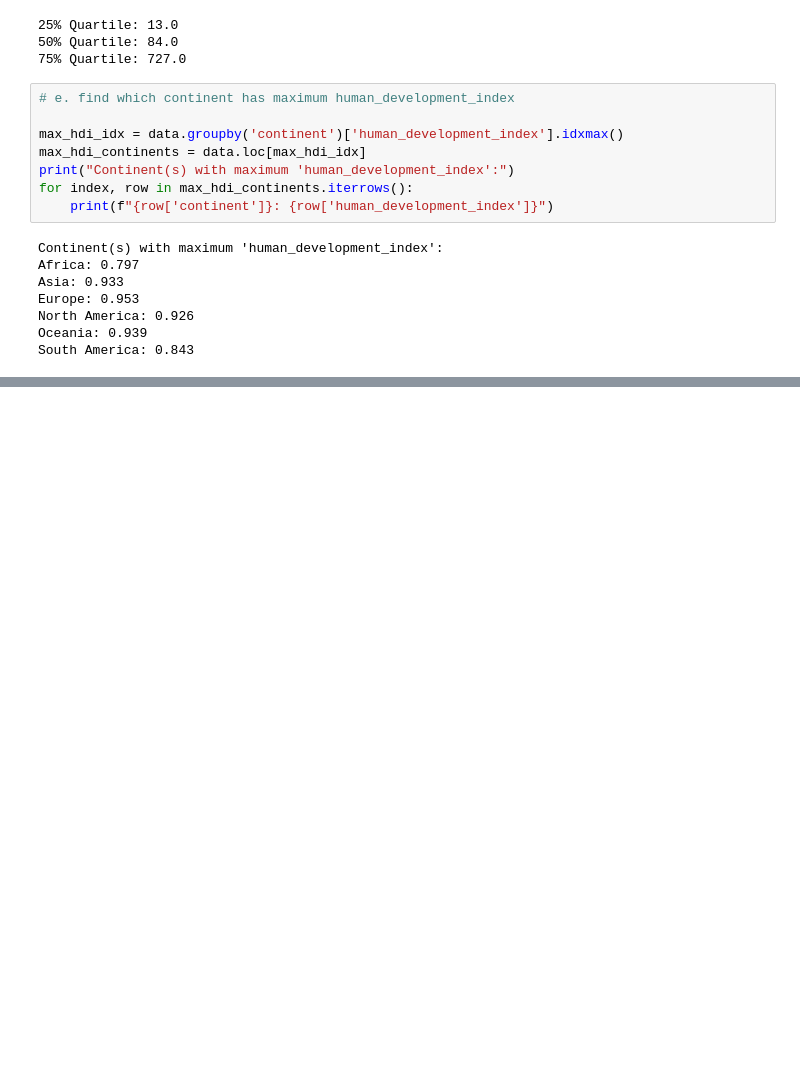
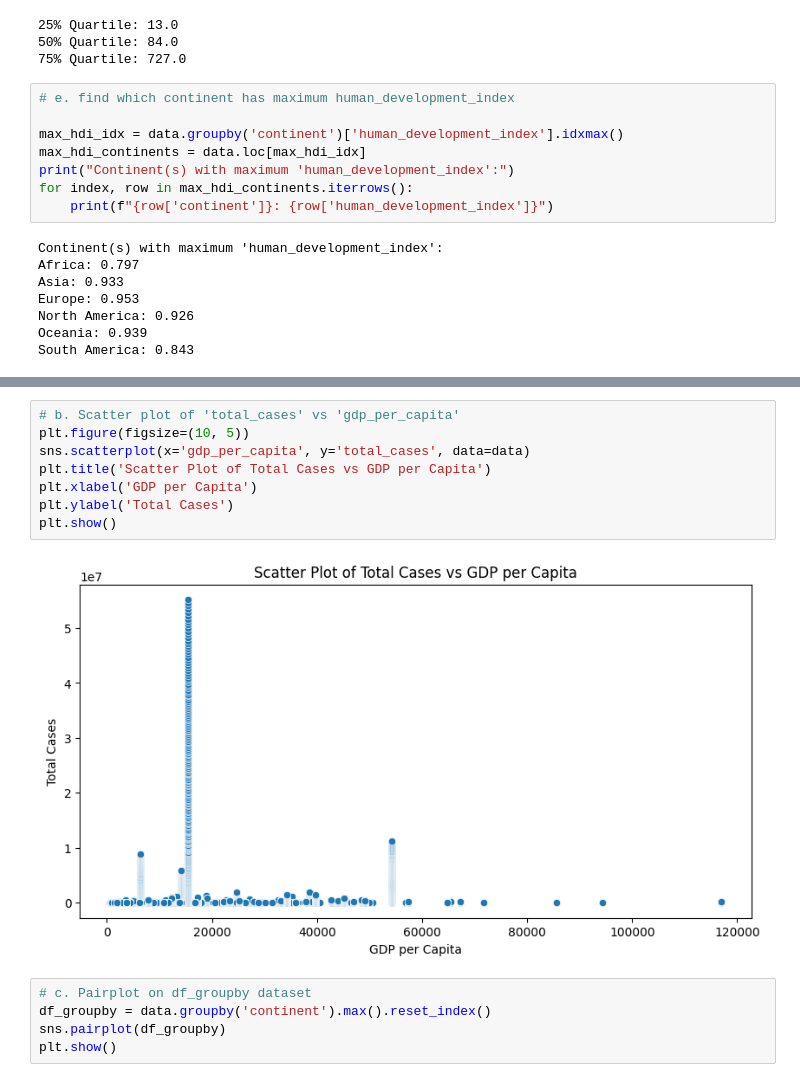
Before and after one commit to annmariajoypathippallil/Edyoda, a Jupyter notebook: Final_Project_Data_Wrangling.ipynb, the cells around one changed output, grey strips where cells are left out. Saved outputs shown, nothing was run; the diff lists cells and outputs as text; blank space fills up the shorter version.

```diff
--- a/Final_Project_Data_Wrangling.ipynb
+++ b/Final_Project_Data_Wrangling.ipynb
@@ -140,0 +373,15 @@ South America: 0.843
+# %%
+# b. Scatter plot of 'total_cases' vs 'gdp_per_capita'
+plt.figure(figsize=(10, 5))
+sns.scatterplot(x='gdp_per_capita', y='total_cases', data=data)
+plt.title('Scatter Plot of Total Cases vs GDP per Capita')
+plt.xlabel('GDP per Capita')
+plt.ylabel('Total Cases')
+plt.show()
+# %% [output]
+[figure, added]
+# %%
+# c. Pairplot on df_groupby dataset
+df_groupby = data.groupby('continent').max().reset_index()
+sns.pairplot(df_groupby)
+plt.show()
```
Also changed, not shown: parts of 21 cells of this notebook.
